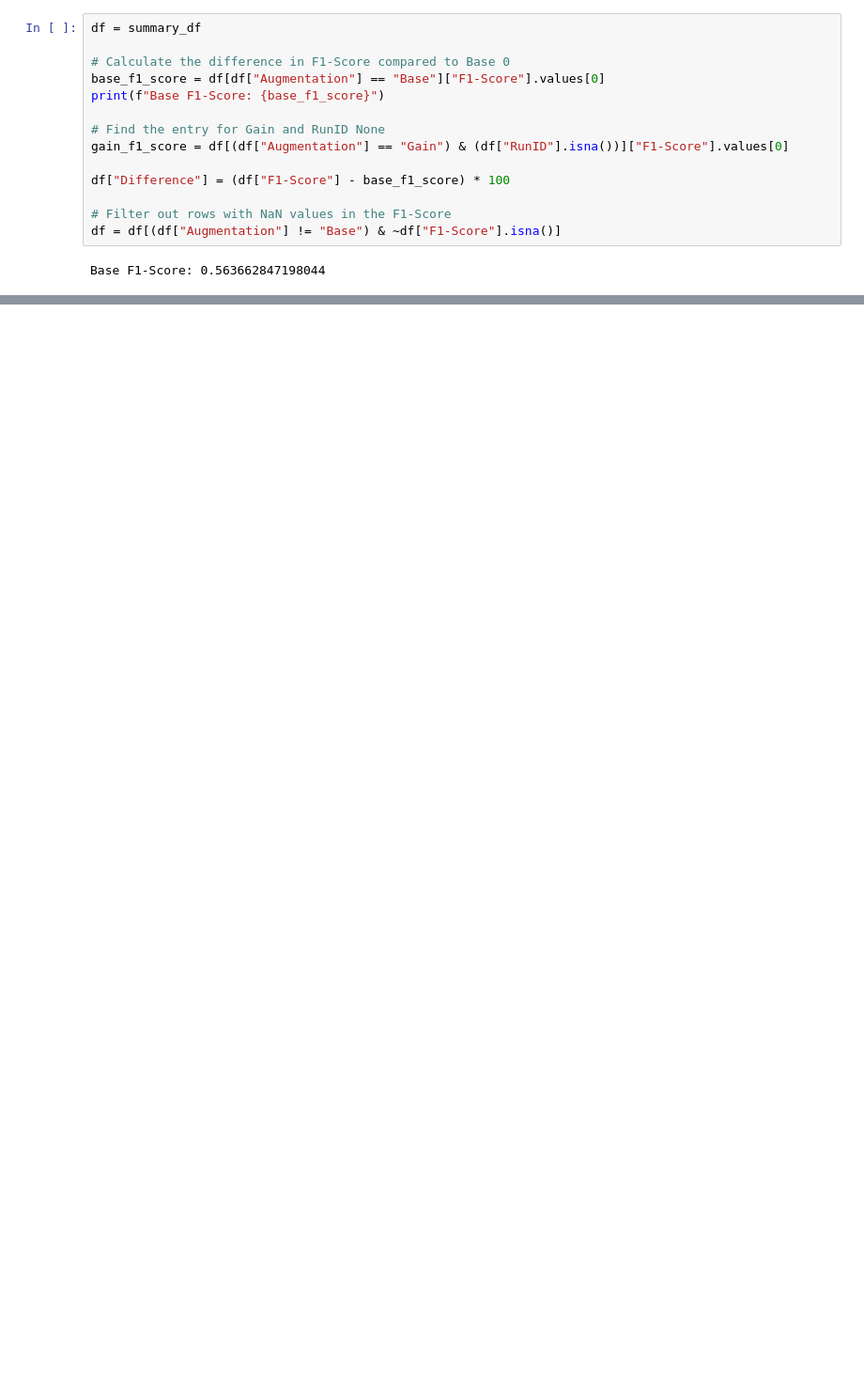
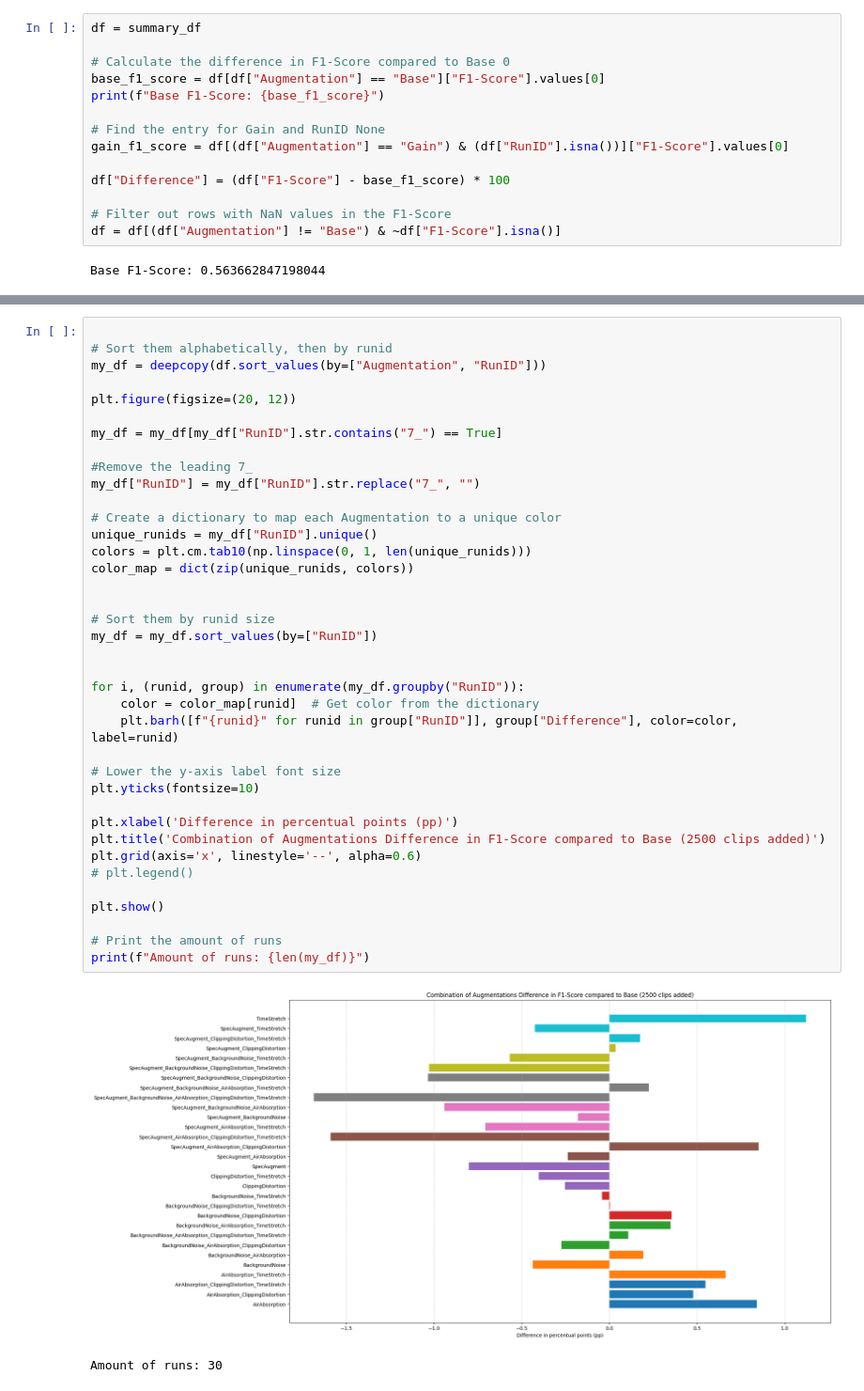
Before and after one commit to DiogoFerrao/Magalhaes, a Jupyter notebook: notebooks/wandb_query.ipynb, the cells around one changed output, grey strips where cells are left out. Shown at 94% size. Saved outputs shown, nothing was run; the diff lists cells and outputs as text; blank space fills up the shorter version.

```diff
--- a/notebooks/wandb_query.ipynb
+++ b/notebooks/wandb_query.ipynb
@@ -110,0 +254,41 @@ Base F1-Score: 0.563662847198044
+# %%
+
+# Sort them alphabetically, then by runid
+my_df = deepcopy(df.sort_values(by=["Augmentation", "RunID"]))
+
+plt.figure(figsize=(20, 12))
+
+my_df = my_df[my_df["RunID"].str.contains("7_") == True]
+
+#Remove the leading 7_
+my_df["RunID"] = my_df["RunID"].str.replace("7_", "")
+
+# Create a dictionary to map each Augmentation to a unique color
+unique_runids = my_df["RunID"].unique()
+colors = plt.cm.tab10(np.linspace(0, 1, len(unique_runids)))
+color_map = dict(zip(unique_runids, colors))
+
+
+# Sort them by runid size
+my_df = my_df.sort_values(by=["RunID"])
+
+
+for i, (runid, group) in enumerate(my_df.groupby("RunID")):
+    color = color_map[runid]  # Get color from the dictionary
+    plt.barh([f"{runid}" for runid in group["RunID"]], group["Difference"], color=color, label=runid)
+
+# Lower the y-axis label font size
+plt.yticks(fontsize=10)
+
+plt.xlabel('Difference in percentual points (pp)')
+plt.title('Combination of Augmentations Difference in F1-Score compared to Base (2500 clips added)')
+plt.grid(axis='x', linestyle='--', alpha=0.6)
+# plt.legend()
+
+plt.show()
+
+# Print the amount of runs
+print(f"Amount of runs: {len(my_df)}")
+# %% [output]
+[figure, added]
+Amount of runs: 30
```
Also changed, not shown: parts of 7 cells of this notebook, 5 other files.
